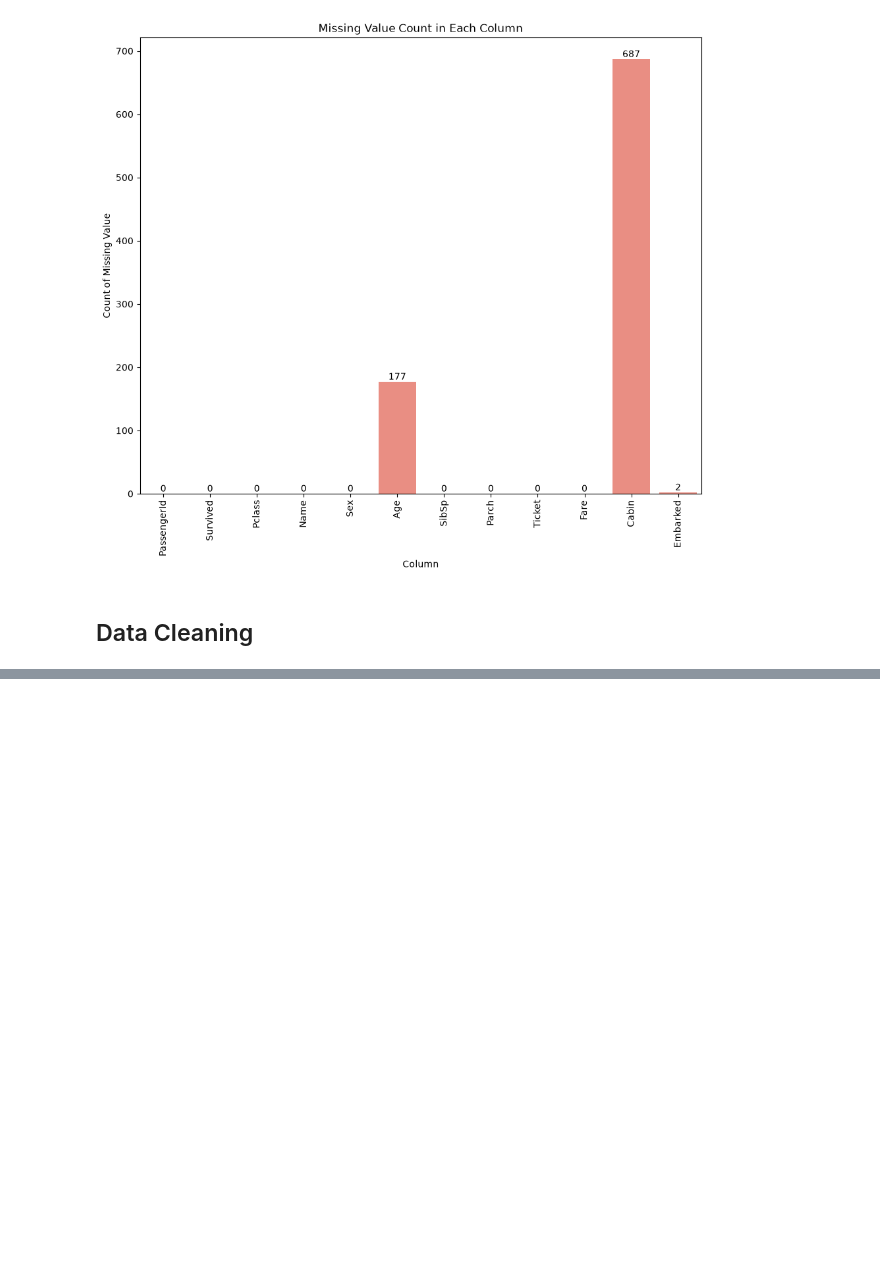
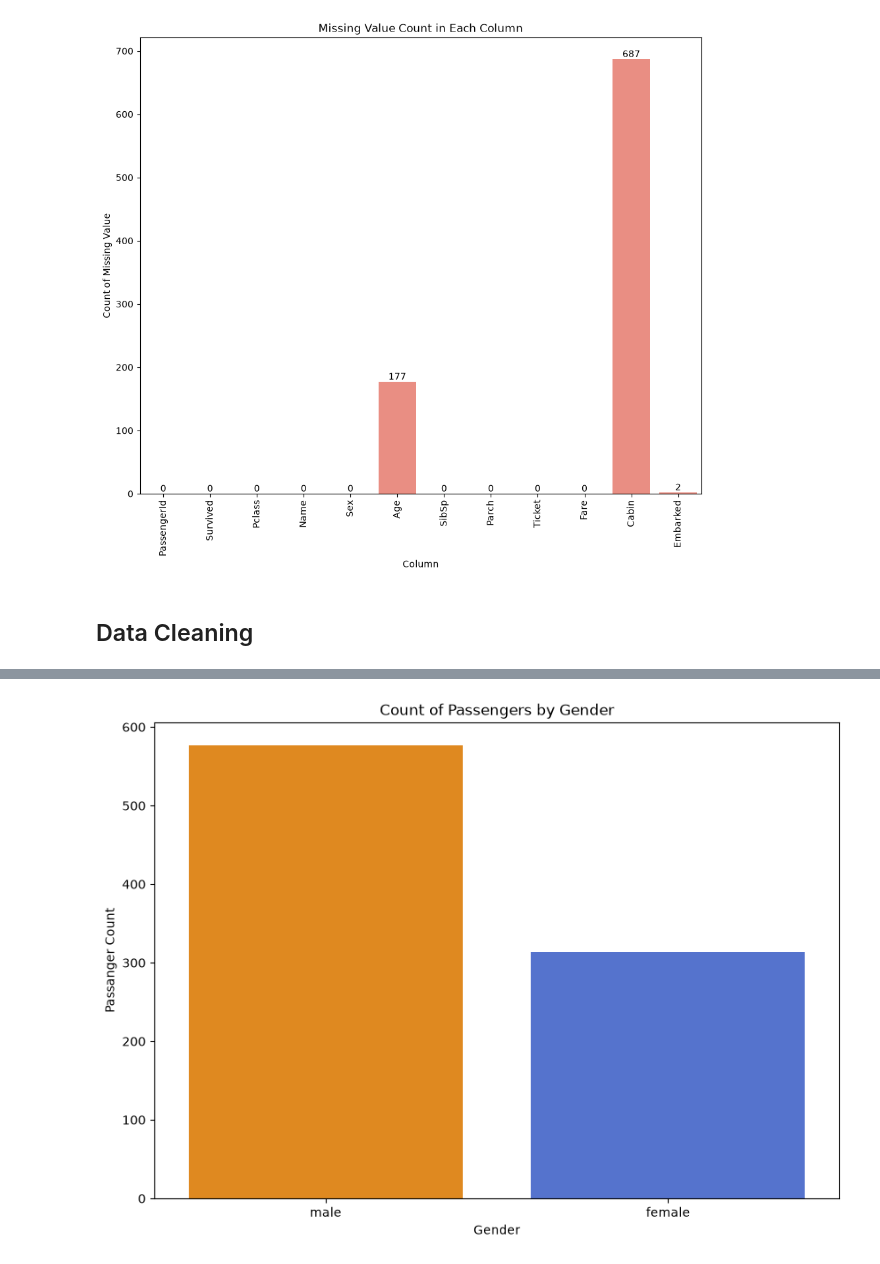
Before and after one commit to Rohit-Bansode/Titanic_Survival_Analysis-EDA, a Jupyter notebook: Notebooks/Titanic_EDA.ipynb, the cells around one changed output, grey strips where cells are left out. Cells and saved outputs as stored; diff of their text form; code cells hidden in the pictures; blank space fills up the shorter version.

```diff
--- a/Notebooks/Titanic_EDA.ipynb
+++ b/Notebooks/Titanic_EDA.ipynb
@@ -145,0 +234,13 @@ for bar in plt.gca().patches:
+# %%
+## Count of Passengers by Sex
+
+plt.figure(figsize=(10,7))
+plt.title("Count of Passengers by Gender")
+plt.xlabel("Gender")
+plt.ylabel("Passanger Count")
+
+custom_palette_1= {'male':'darkorange','female':'royalblue'}
+sns.countplot(x='Sex',hue='Sex',data=df,palette=custom_palette_1,legend=False)
+plt.show()
+# %% [output]
+[figure, added]
```
Also changed, not shown: parts of 7 cells of this notebook.
